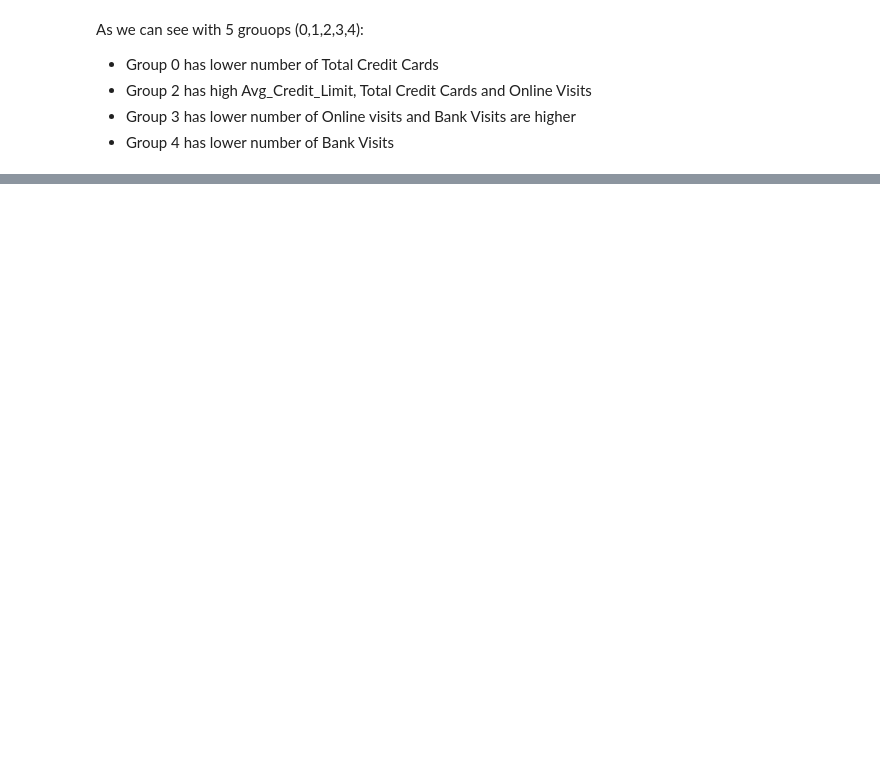
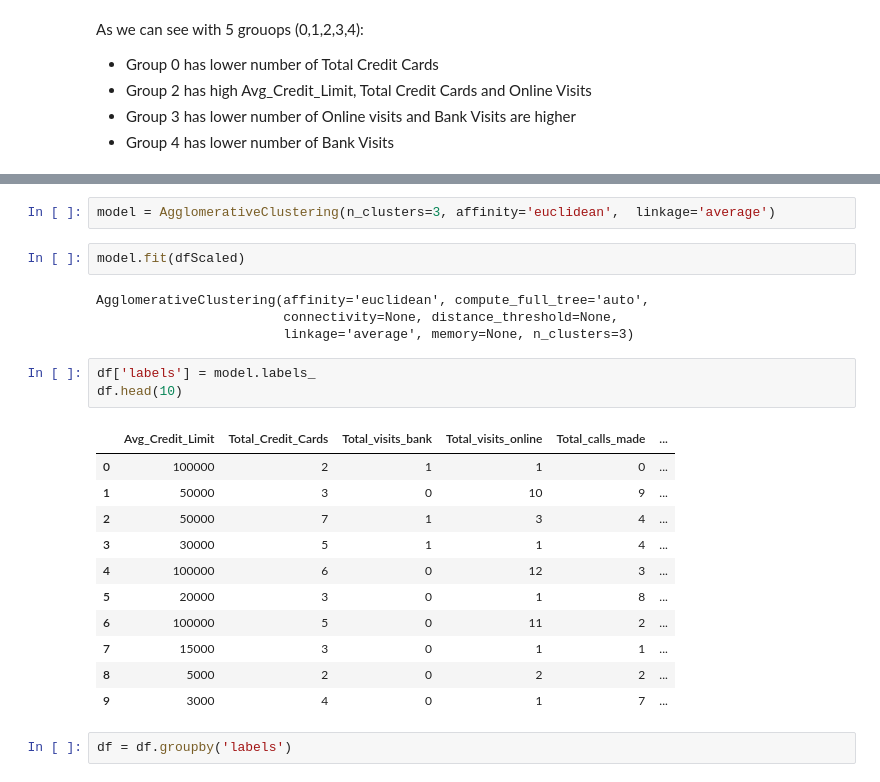
Before and after one commit to mnaithan/UTAustinPGP, a Jupyter notebook: Unsupervised_Project.ipynb, the cells around one changed output, grey strips where cells are left out. Drawn from its saved outputs; the diff is of its cells as text; blank space fills up the shorter version.

```diff
--- a/Unsupervised_Project.ipynb
+++ b/Unsupervised_Project.ipynb
@@ -219,0 +247,25 @@ As we can see with 5 grouops (0,1,2,3,4):
+# %%
+model = AgglomerativeClustering(n_clusters=3, affinity='euclidean',  linkage='average')
+# %%
+model.fit(dfScaled)
+# %% [output]
+AgglomerativeClustering(affinity='euclidean', compute_full_tree='auto',
+                        connectivity=None, distance_threshold=None,
+                        linkage='average', memory=None, n_clusters=3)
+# %%
+df['labels'] = model.labels_
+df.head(10)
+# %% [output]
+|  | Avg_Credit_Limit | Total_Credit_Cards | Total_visits_bank | Total_visits_online | Total_calls_made | ... |
+| 0 | 100000 | 2 | 1 | 1 | 0 | ... |
+| 1 | 50000 | 3 | 0 | 10 | 9 | ... |
+| 2 | 50000 | 7 | 1 | 3 | 4 | ... |
+| 3 | 30000 | 5 | 1 | 1 | 4 | ... |
+| 4 | 100000 | 6 | 0 | 12 | 3 | ... |
+| 5 | 20000 | 3 | 0 | 1 | 8 | ... |
+| 6 | 100000 | 5 | 0 | 11 | 2 | ... |
+| 7 | 15000 | 3 | 0 | 1 | 1 | ... |
+| 8 | 5000 | 2 | 0 | 2 | 2 | ... |
+| 9 | 3000 | 4 | 0 | 1 | 7 | ... |
+# %%
+df = df.groupby('labels')
```
Also changed, not shown: parts of 19 cells of this notebook.
